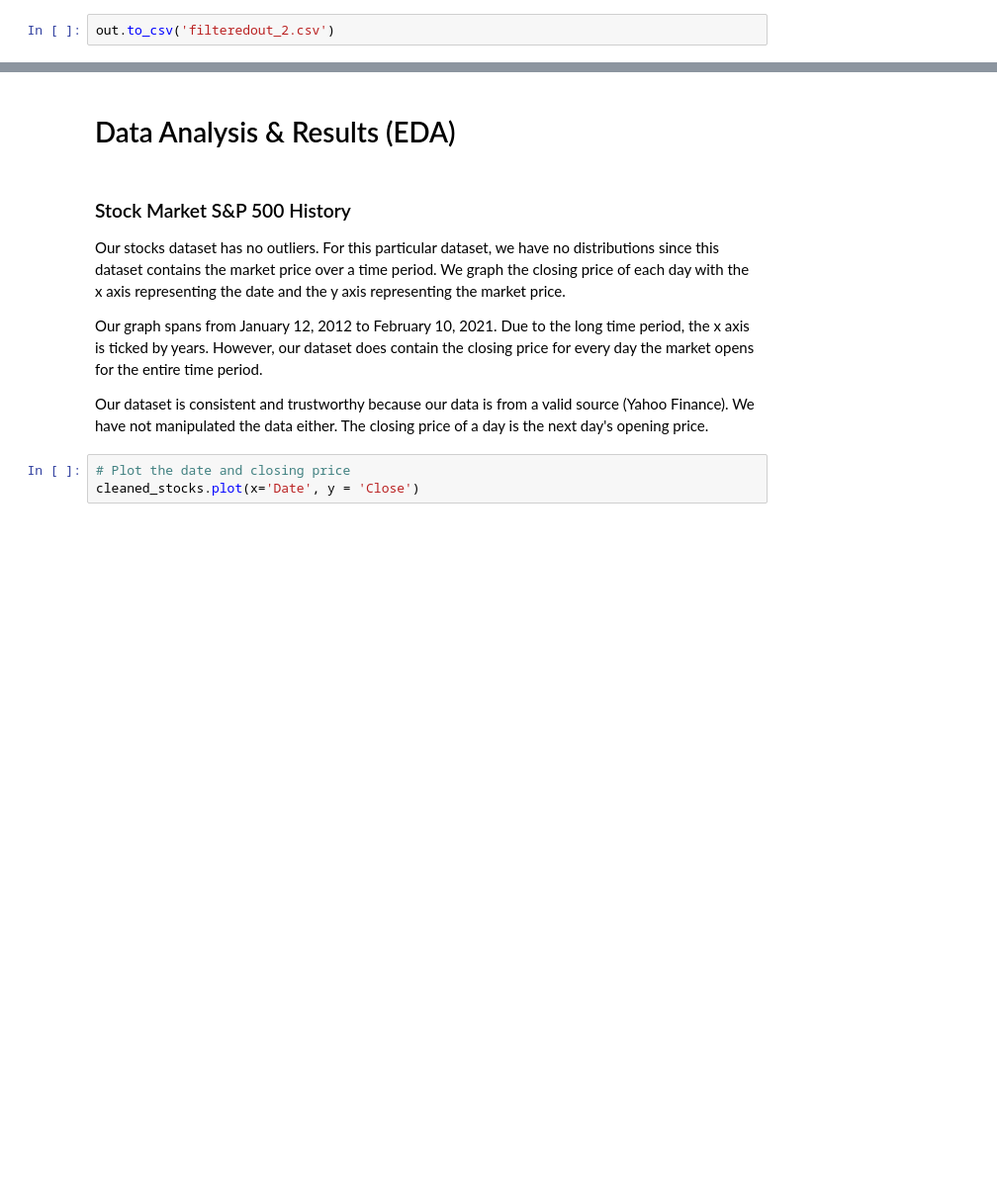
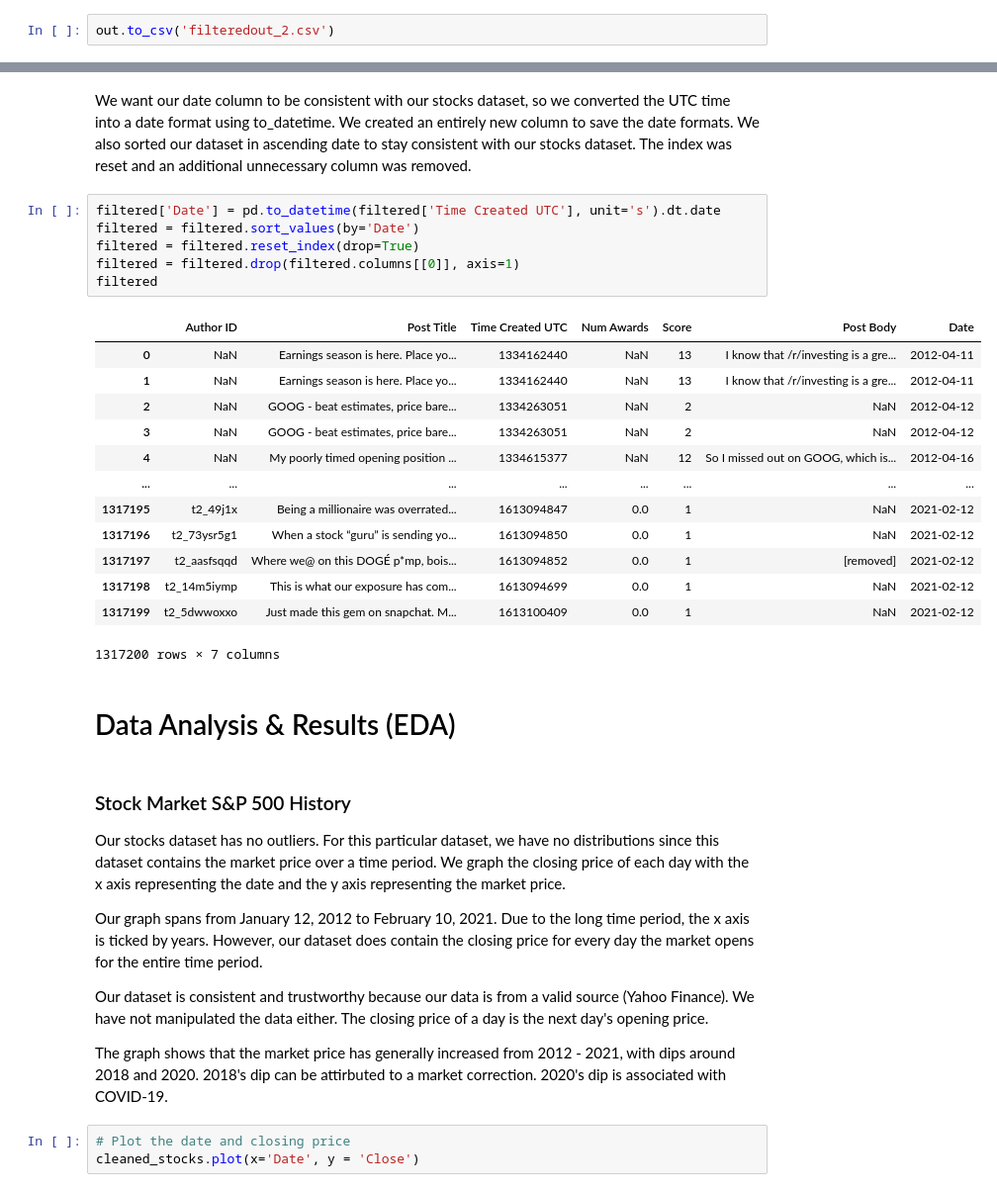
Before and after one commit to sjwfleet/COGS108_Project, a Jupyter notebook: EDACheckpoint_group082.ipynb, the cells around one changed output, grey strips where cells are left out. Shown: that part at 99% size. Cells and saved outputs as stored; diff of their text form; blank space fills up the shorter version.

```diff
--- a/EDACheckpoint_group082.ipynb
+++ b/EDACheckpoint_group082.ipynb
@@ -251,3 +274,25 @@ out.to_csv('filteredout_2.csv')
+# %% [markdown]
+We want our date column to be consistent with our stocks dataset, so we converted the UTC time into a date format using to_datetime. We created an entirely new column to save the date formats. We also sorted our dataset in ascending date to stay consistent with our stocks dataset. The index was reset and an additional unnecessary column was removed.
+# %%
+filtered['Date'] = pd.to_datetime(filtered['Time Created UTC'], unit='s').dt.date
+filtered = filtered.sort_values(by='Date')
+filtered = filtered.reset_index(drop=True)
+filtered = filtered.drop(filtered.columns[[0]], axis=1)
+filtered
+# %% [output]
+|  | Author ID | Post Title | Time Created UTC | Num Awards | Score | Post Body | Date |
+| 0 | NaN | Earnings season is here. Place yo... | 1334162440 | NaN | 13 | I know that /r/investing is a gre... | 2012-04-11 |
+| 1 | NaN | Earnings season is here. Place yo... | 1334162440 | NaN | 13 | I know that /r/investing is a gre... | 2012-04-11 |
+| 2 | NaN | GOOG - beat estimates, price bare... | 1334263051 | NaN | 2 | NaN | 2012-04-12 |
+| 3 | NaN | GOOG - beat estimates, price bare... | 1334263051 | NaN | 2 | NaN | 2012-04-12 |
+| 4 | NaN | My poorly timed opening position ... | 1334615377 | NaN | 12 | So I missed out on GOOG, which is... | 2012-04-16 |
+| ... | ... | ... | ... | ... | ... | ... | ... |
+| 1317195 | t2_49j1x | Being a millionaire was overrated... | 1613094847 | 0.0 | 1 | NaN | 2021-02-12 |
+| 1317196 | t2_73ysr5g1 | When a stock “guru” is sending yo... | 1613094850 | 0.0 | 1 | NaN | 2021-02-12 |
+| 1317197 | t2_aasfsqqd | Where we@ on this DOGÉ p*mp, bois... | 1613094852 | 0.0 | 1 | [removed] | 2021-02-12 |
+| 1317198 | t2_14m5iymp | This is what our exposure has com... | 1613094699 | 0.0 | 1 | NaN | 2021-02-12 |
+| 1317199 | t2_5dwwoxxo | Just made this gem on snapchat. M... | 1613100409 | 0.0 | 1 | NaN | 2021-02-12 |
+1317200 rows × 7 columns
 # %% [markdown]
 # Data Analysis & Results (EDA)
 # %% [markdown]
@@ -258,6 +303,8 @@ Our stocks dataset has no outliers. For this particular dataset, we have no dist
 Our graph spans from January 12, 2012 to February 10, 2021. Due to the long time period, the x axis is ticked by years. However, our dataset does contain the closing price for every day the market opens for the entire time period.
 
 Our dataset is consistent and trustworthy because our data is from a valid source (Yahoo Finance). We have not manipulated the data either. The closing price of a day is the next day's opening price.
+
+The graph shows that the market price has generally increased from 2012 - 2021, with dips around 2018 and 2020. 2018's dip can be attirbuted to a market correction. 2020's dip is associated with COVID-19.
 # %%
 # Plot the date and closing price
 cleaned_stocks.plot(x='Date', y = 'Close')
```
Also changed, not shown: parts of 7 cells of this notebook.
